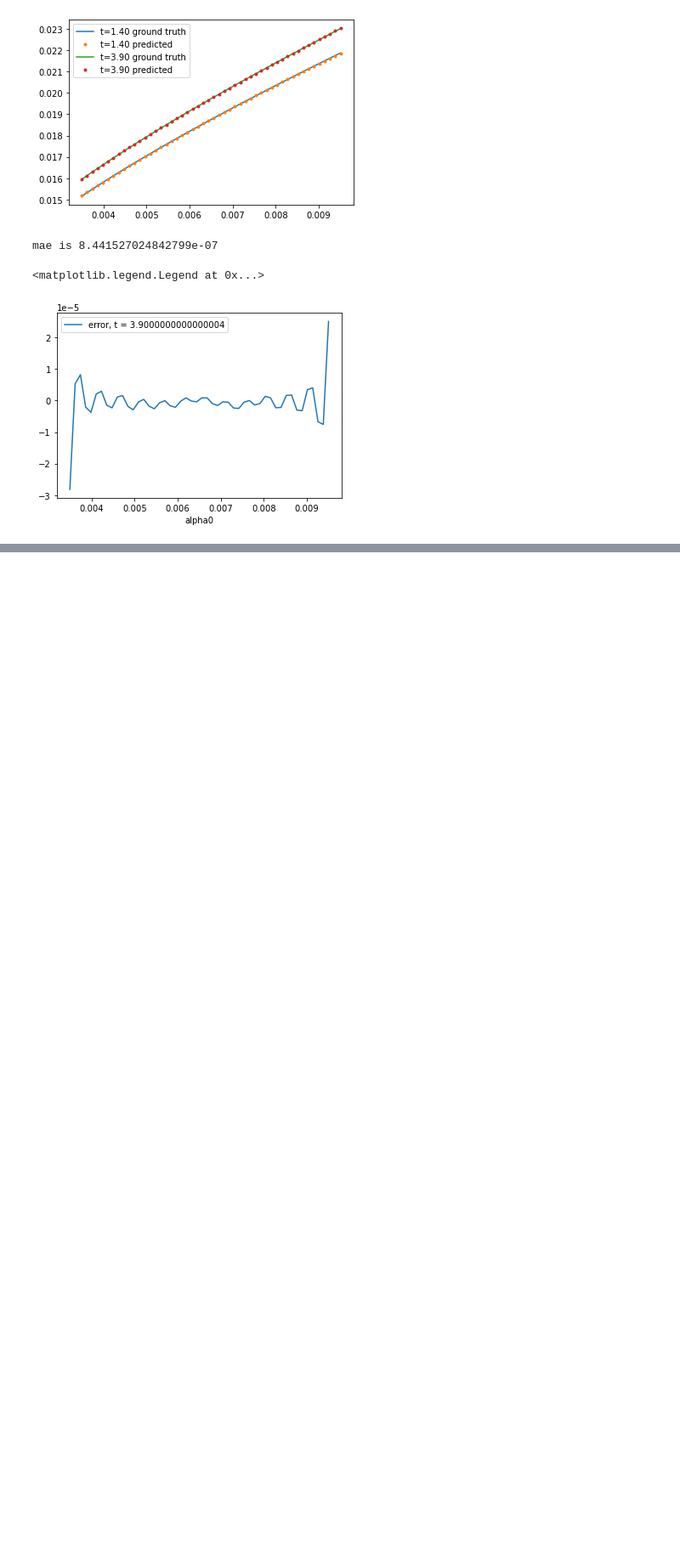
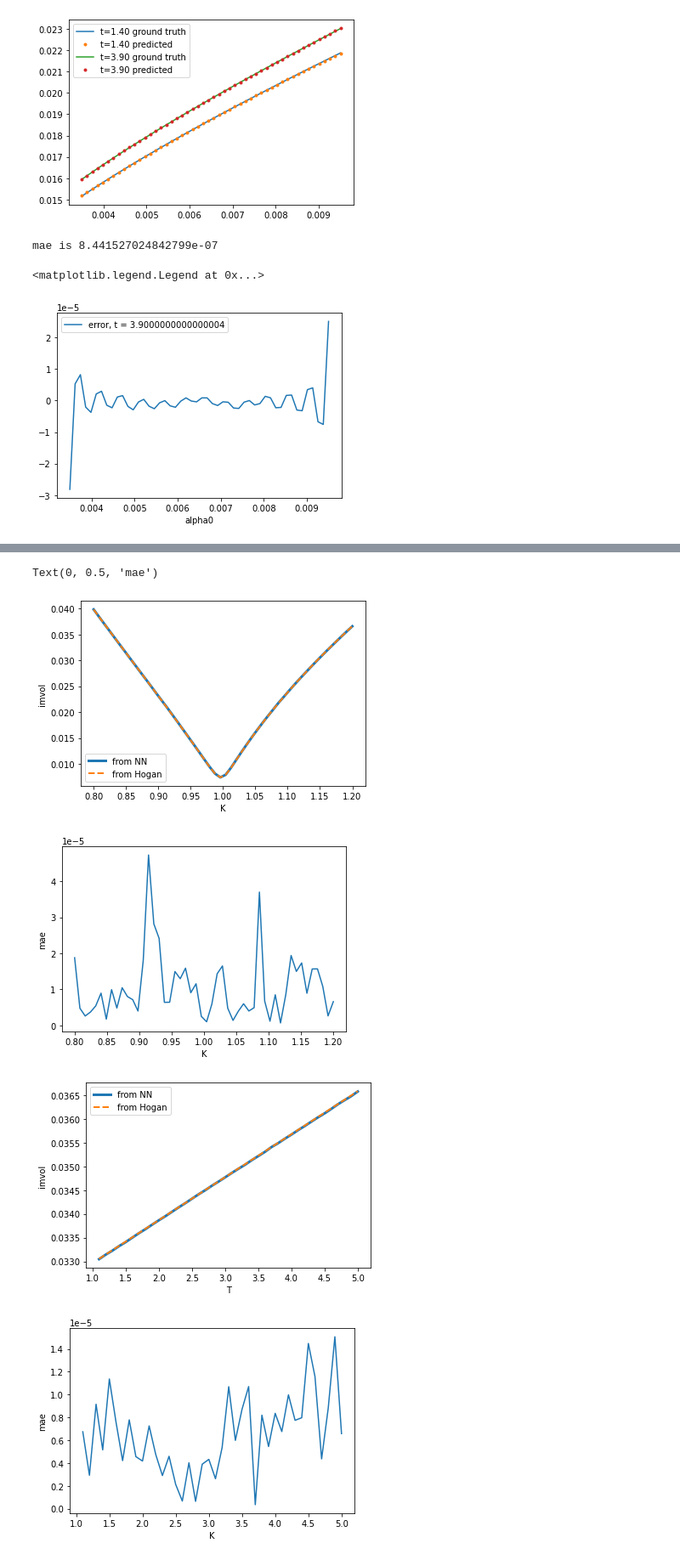
Before and after one commit to jy-tang/fourier_neural_operator, a Jupyter notebook: fourier_2d_SABR.ipynb, the cells around one changed output, grey strips where cells are left out. Shown at 85% size. Cells and saved outputs as stored; diff of their text form; code cells hidden in the pictures; blank space fills up the shorter version.

Commit message:
make a wrapper for the model

```diff
--- a/fourier_2d_SABR.ipynb
+++ b/fourier_2d_SABR.ipynb
@@ -620,0 +623,3 @@ mae is 8.441527024842799e-07
+# %%
+path_model = 'model/SABR2D'
+model = torch.load(path_model)
@@ -620,0 +722,59 @@ mae is 8.441527024842799e-07
+# %%
+npoint = 50
+ktest = np.linspace(0.8,1.2,npoint)
+imvol = np.zeros((npoint,))
+imvol2 = np.zeros((npoint,))
+count = 0
+for k in ktest:
+    temp = wrapper(model = model, k = k, t = t, alpha = alpha, beta = beta, rho = rho, volvol = volvol)
+    temp2 = lognormal_vol(f = 1.0,   k = k, t = t, alpha = alpha, beta = beta, rho = rho, volvol = volvol)
+    imvol[count] = temp
+    imvol2[count] = temp2
+    count += 1
+
+plt.plot(ktest,imvol,label = 'from NN',linewidth = 3)
+plt.plot(ktest,imvol2, '--', label = 'from Hogan', linewidth = 2)
+plt.xlabel('K')
+plt.ylabel('imvol')
+plt.legend()
+
+plt.figure()
+plt.plot(ktest,np.abs(imvol-imvol2))
+plt.xlabel('K')
+plt.ylabel('mae')
+
+alpha = alpha_list[25]
+k = 1.2
+beta = 0.2
+rho = 0.2
+volvol = 0.6
+
+npoint2 = 40
+imvol = np.zeros((npoint2,))
+imvol2 = np.zeros((npoint2,))
+count = 0
+for i in range(40):
+    t = Tlist[i+10]
+    temp = wrapper(model = model, k = k, t = t, alpha = alpha, beta = beta, rho = rho, volvol = volvol)
+    temp2 = lognormal_vol(f = 1.0,   k = k, t = t, alpha = alpha, beta = beta, rho = rho, volvol = volvol)
+    imvol[count] = temp
+    imvol2[count] = temp2
+    count += 1
+
+plt.figure()
+plt.plot(Tlist[10:],imvol,label = 'from NN',linewidth = 3)
+plt.plot(Tlist[10:],imvol2, '--', label = 'from Hogan', linewidth = 2)
+plt.xlabel('T')
+plt.ylabel('imvol')
+plt.legend()
+
+plt.figure()
+plt.plot(Tlist[10:],np.abs(imvol-imvol2))
+plt.xlabel('K')
+plt.ylabel('mae')
+# %% [output]
+Text(0, 0.5, 'mae')
+[figure, added]
+[figure, added]
+[figure, added]
+[figure, added]
```
Also changed, not shown: parts of 9 cells of this notebook, 1 other file.
